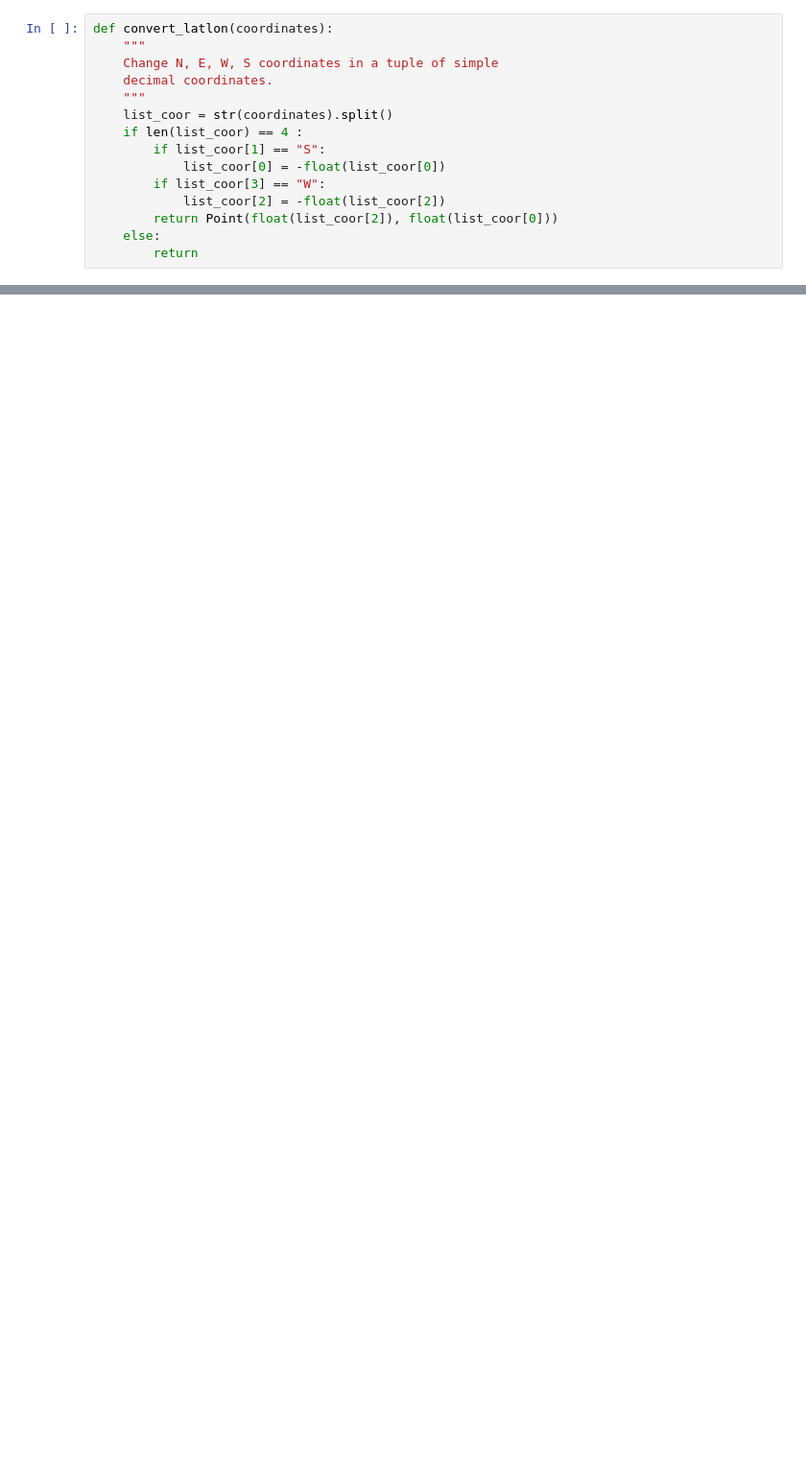
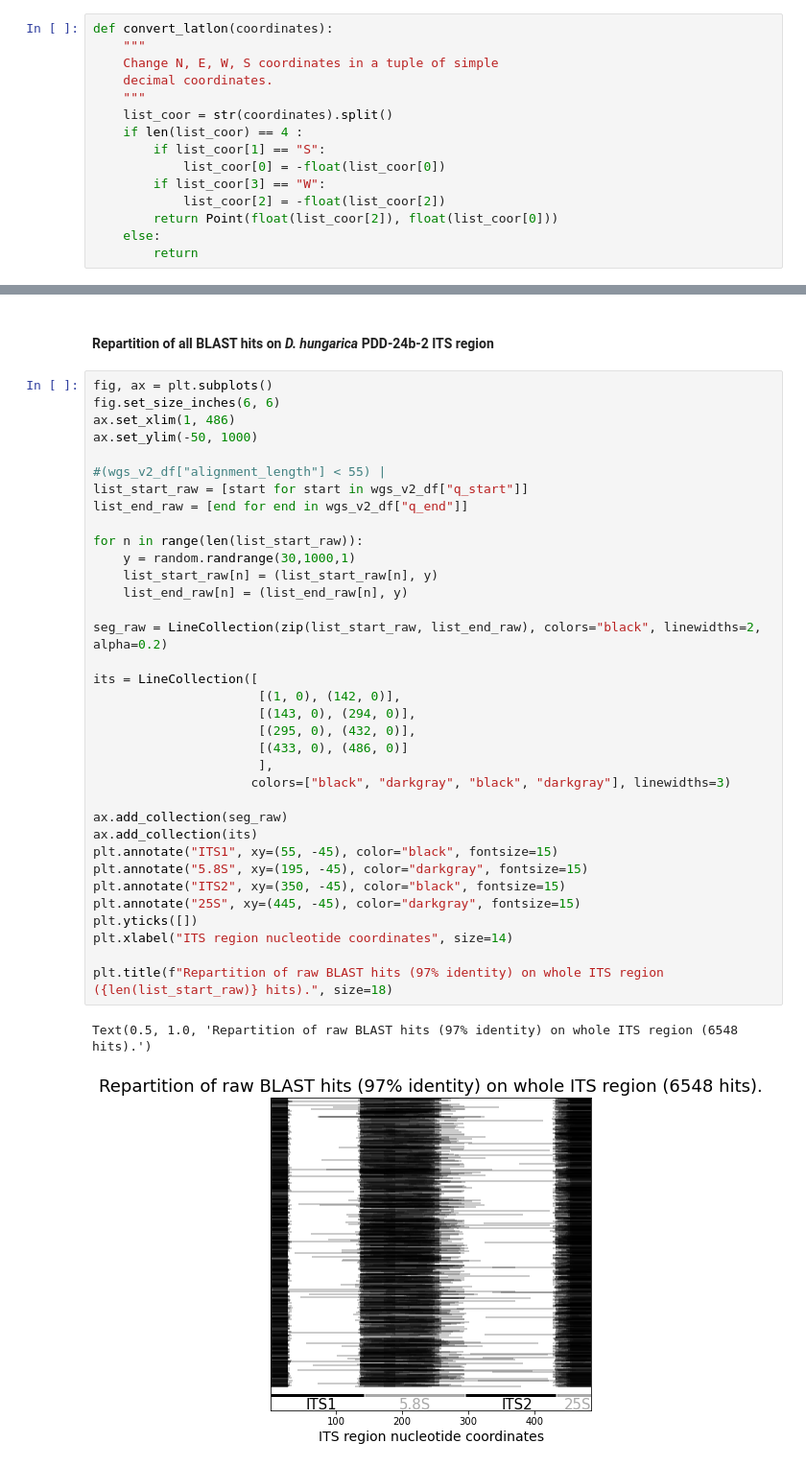
Before and after one commit to JarrigeD/Dioszegia_hungarica_sequencing, a Jupyter notebook: Dioszegia_spacial_analyses_notebook.ipynb, the cells around one changed output, grey strips where cells are left out. Shown at 96% size. Saved outputs shown, nothing was run; the diff lists cells and outputs as text; blank space fills up the shorter version.

```diff
--- a/Dioszegia_spacial_analyses_notebook.ipynb
+++ b/Dioszegia_spacial_analyses_notebook.ipynb
@@ -133,0 +337,40 @@ plt.savefig(fname = "Dioszegia_map_paper.png", dpi=400, bbox_inches="tight")
+# %% [markdown]
+#### Repartition of all BLAST hits on _D. hungarica_ PDD-24b-2 ITS region
+# %%
+fig, ax = plt.subplots()
+fig.set_size_inches(6, 6)
+ax.set_xlim(1, 486)
+ax.set_ylim(-50, 1000)
+
+#(wgs_v2_df["alignment_length"] < 55) |
+list_start_raw = [start for start in wgs_v2_df["q_start"]]
+list_end_raw = [end for end in wgs_v2_df["q_end"]]
+
+for n in range(len(list_start_raw)):
+    y = random.randrange(30,1000,1)
+    list_start_raw[n] = (list_start_raw[n], y)
+    list_end_raw[n] = (list_end_raw[n], y)
+
+seg_raw = LineCollection(zip(list_start_raw, list_end_raw), colors="black", linewidths=2, alpha=0.2)
+
+its = LineCollection([
+                      [(1, 0), (142, 0)],
+                      [(143, 0), (294, 0)],
+                      [(295, 0), (432, 0)],
+                      [(433, 0), (486, 0)]
+                      ],
+                     colors=["black", "darkgray", "black", "darkgray"], linewidths=3)
+
+ax.add_collection(seg_raw)
+ax.add_collection(its)
+plt.annotate("ITS1", xy=(55, -45), color="black", fontsize=15)
+plt.annotate("5.8S", xy=(195, -45), color="darkgray", fontsize=15)
+plt.annotate("ITS2", xy=(350, -45), color="black", fontsize=15)
+plt.annotate("25S", xy=(445, -45), color="darkgray", fontsize=15)
+plt.yticks([])
+plt.xlabel("ITS region nucleotide coordinates", size=14)
+
+plt.title(f"Repartition of raw BLAST hits (97% identity) on whole ITS region ({len(list_start_raw)} hits).", size=18)
+# %% [output]
+Text(0.5, 1.0, 'Repartition of raw BLAST hits (97% identity) on whole ITS region (6548 hits).')
+[figure, added]
```
Also changed, not shown: parts of 60 cells of this notebook, 6 other files.
